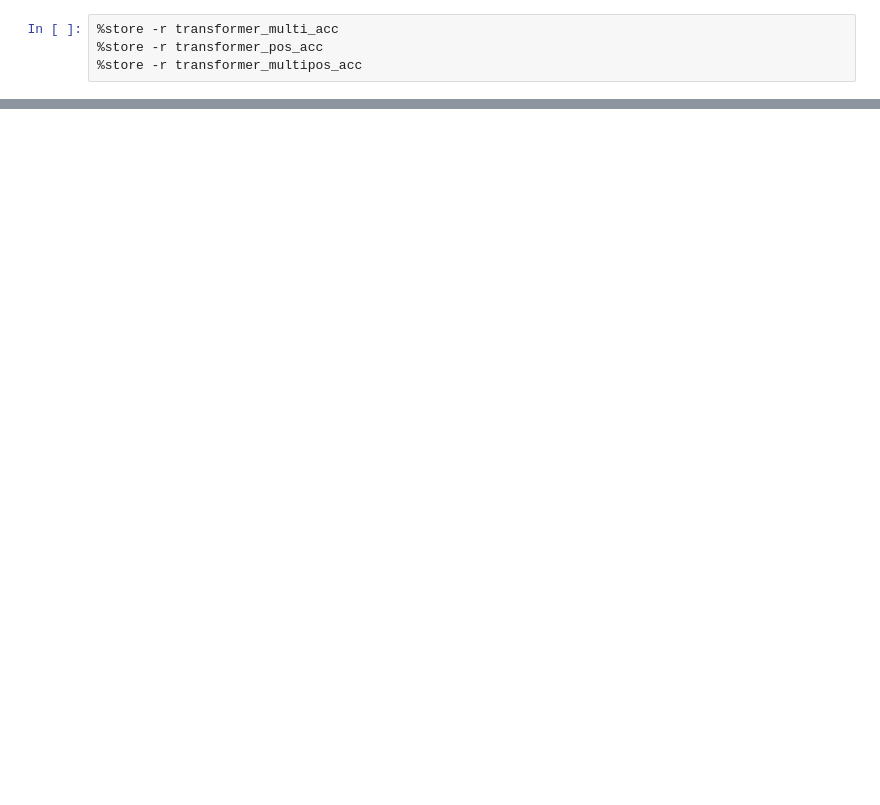
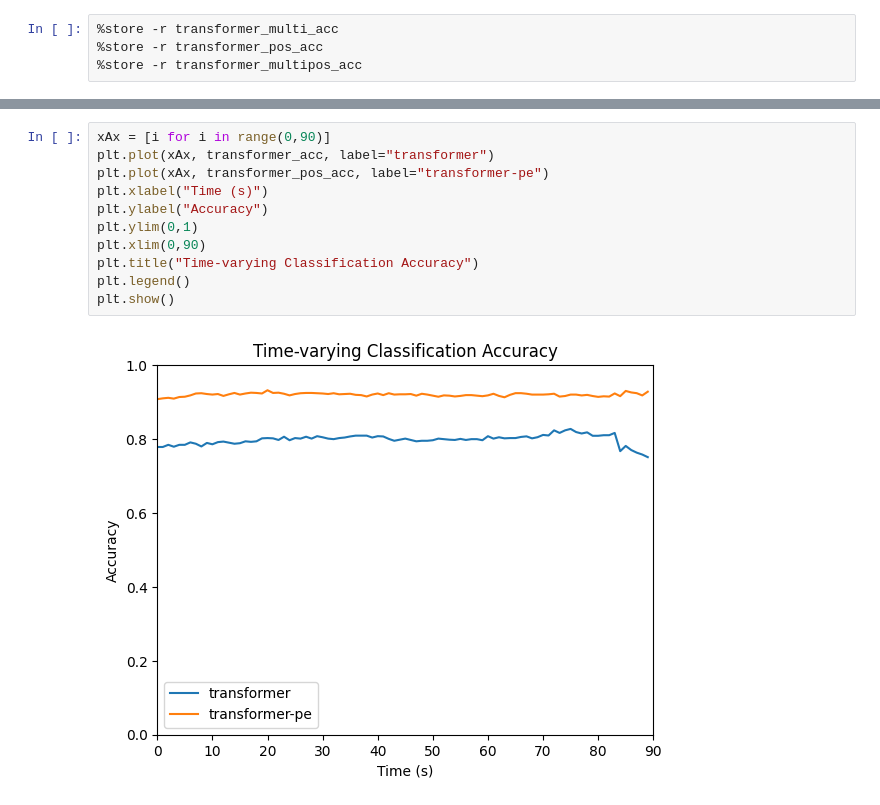
Before and after one commit to axgu/srp-lab-notebook, a Jupyter notebook: hcp_data/figures.ipynb, the cells around one changed output, grey strips where cells are left out. Saved outputs shown, nothing was run; the diff lists cells and outputs as text; blank space fills up the shorter version.

```diff
--- a/hcp_data/figures.ipynb
+++ b/hcp_data/figures.ipynb
@@ -69,2 +114,15 @@ plt.show()
+# %%
+xAx = [i for i in range(0,90)]
+plt.plot(xAx, transformer_acc, label="transformer")
+plt.plot(xAx, transformer_pos_acc, label="transformer-pe")
+plt.xlabel("Time (s)")
+plt.ylabel("Accuracy")
+plt.ylim(0,1)
+plt.xlim(0,90)
+plt.title("Time-varying Classification Accuracy")
+plt.legend()
+plt.show()
+# %% [output]
+[figure, added]
 # %%
 xAx = [i for i in range(0,90)]
```
Also changed, not shown: parts of 13 cells of this notebook, 14 other files.
